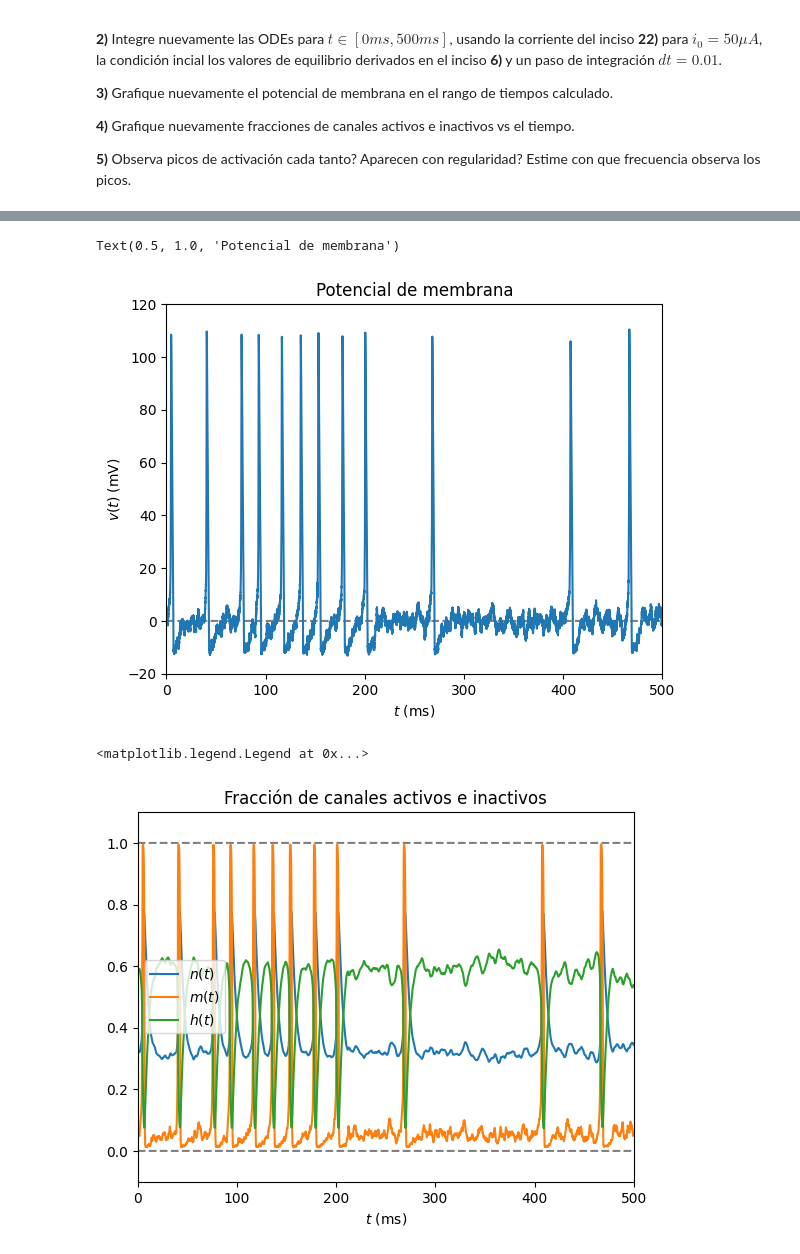
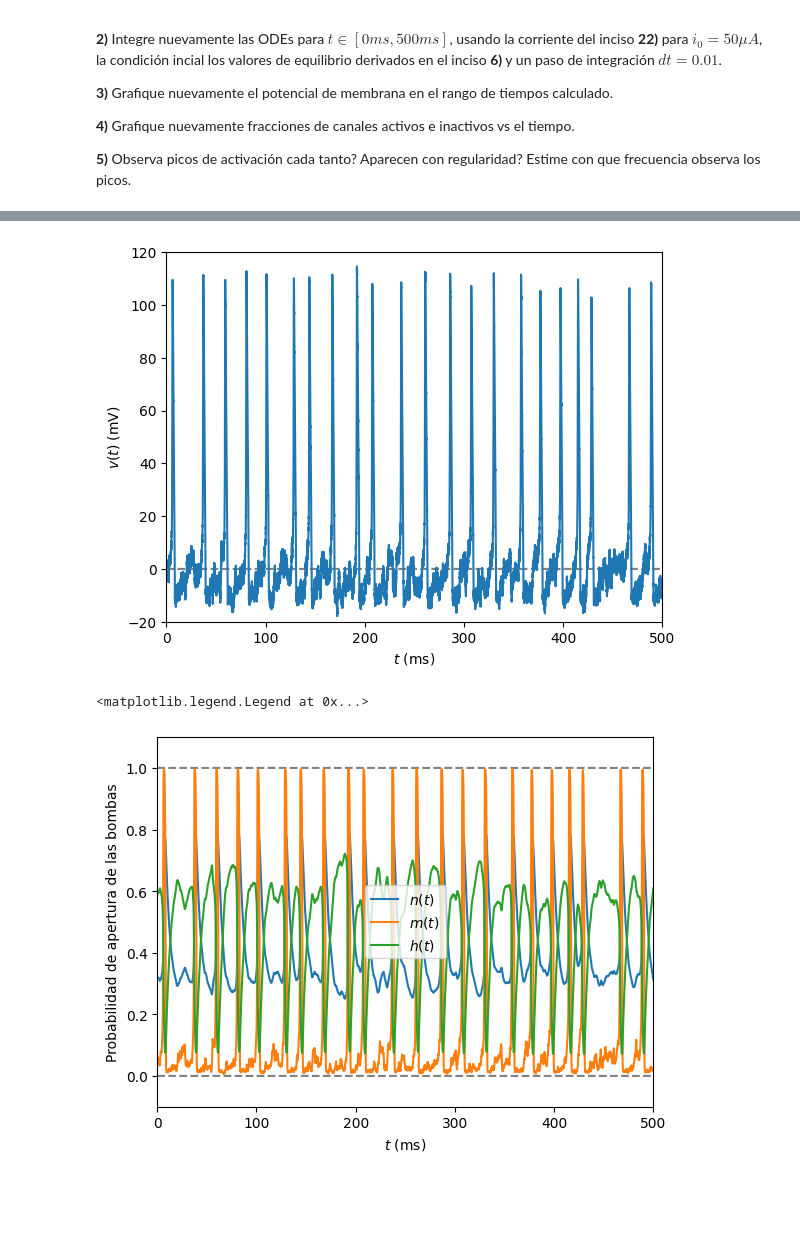
Before and after one commit to kevmansilla/redes-neuronales-trabajos, a Jupyter notebook: redes-neuronales-2024-guia-8.ipynb, the cells around one changed output, grey strips where cells are left out. Saved outputs shown, nothing was run; the diff lists cells and outputs as text; code cells hidden in the pictures; blank space fills up the shorter version.

```diff
--- a/redes-neuronales-2024-guia-8.ipynb
+++ b/redes-neuronales-2024-guia-8.ipynb
@@ -484,19 +488,3 @@ tiempo_pasos = int((t_final - t_inicial) / h)
 
 t, w = integrador_ode(rk4, f, condiciones_iniciales,
                       t_inicial, t_final, tiempo_pasos, params)
-# %%
-# 3.2)
-
-fig, axs = plt.subplots(1, 2, figsize=(12.8, 4.8))
-
-for i in range(2):
-    axs[i].plot(t, w[0, :], label="$x(t)$")
-    axs[i].axhline(y=0, color='k', linestyle='--')
-    axs[i].set_xlabel('t (ms)')
-    axs[i].set_ylabel('$v (t)$ (mV)')
-
-axs[1].set_xlim(0, 50)
-
-plt.suptitle('Membrane potential versus time')
-plt.tight_layout()
-plt.show()
@@ -851,7 +869,7 @@ tend = 500  # ms
 h = 0.01  # ms
 k = int((tend-tini)/h)
 p = [c, gna, gk, gl, vna, vk, vl, i]
-t, w = integrador_ode(rk4, f, x0, tini, tend, k, p)
+t, w = integrador_ode(euler, f, x0, tini, tend, k, p)
 # %%
 # 7.3)
 plt.xlabel('$t$ (ms)')
@@ -860,21 +878,25 @@ plt.xlim(tini, tend)
 plt.ylim(-20, 120)
 plt.plot(t, 0*t, linestyle='--', c='gray')
 plt.plot(t, w[0, :])
-plt.title('Potencial de membrana')
+plt.savefig('figs/potencial_euler.pdf', dpi=300,
+            bbox_inches='tight', format='pdf')
+# plt.title('Potencial de membrana')
 # %% [output]
-Text(0.5, 1.0, 'Potencial de membrana')
-[figure, old version]
+[figure, new version]
 # %%
 plt.xlabel('$t$ (ms)')
 plt.xlim(tini, tend)
+plt.ylabel('Probabilidad de apertura de las bombas')
 plt.ylim(-0.1, 1.1)
 plt.plot(t, 0*t, label="", linestyle='--', c='gray')
 plt.plot(t, 0*t+1, label="", linestyle='--', c='gray')
 plt.plot(t, w[1, :], label='$n(t)$')
 plt.plot(t, w[2, :], label='$m(t)$')
 plt.plot(t, w[3, :], label='$h(t)$')
-plt.title('Fracción de canales activos e inactivos')
+# plt.title('Fracción de canales activos e inactivos')
+plt.savefig('figs/nmh_euler.pdf', dpi=300,
+            bbox_inches='tight', format='pdf')
 plt.legend()
 # %% [output]
 <matplotlib.legend.Legend at 0x...>
-[figure, old version]
+[figure, new version]
```
Also changed, not shown: parts of 12 cells of this notebook, 17 other files.
